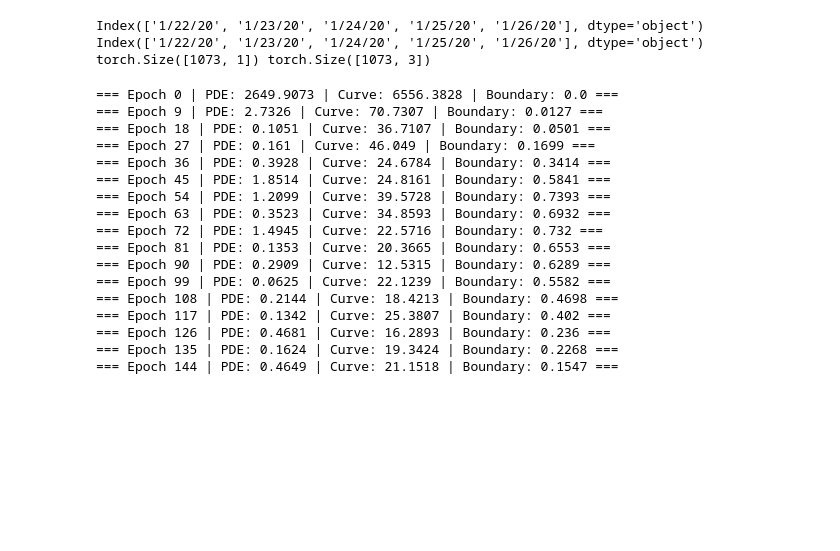
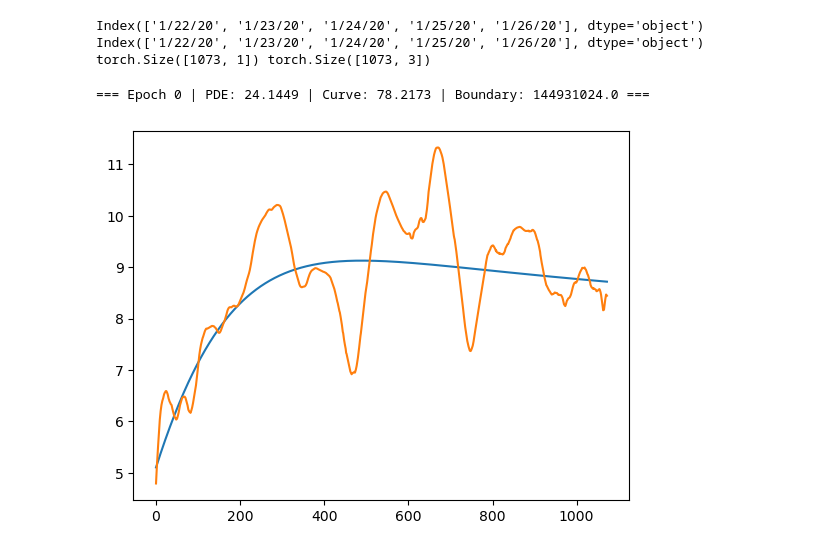
Before and after one commit to bdotchristensen/covid-commutes, a Jupyter notebook: approaches/west virginia PINN model.ipynb, the cells around one changed output. Cells and saved outputs as stored; diff of their text form; code cells hidden in the pictures; blank space fills up the shorter version.

```diff
--- a/approaches/west virginia PINN model.ipynb
+++ b/approaches/west virginia PINN model.ipynb
@@ -52,10 +52,10 @@ torch.Size([1073, 1]) torch.Size([1073, 3])
 class Greek(nn.Module): # 1 to 1 (time to positive value)
     def __init__(self):
         super().__init__()
-        self.lin1 = nn.Linear(1, 16)
-        self.lin2 = nn.Linear(16, 16)
-        self.lin3 = nn.Linear(16, 16)
-        self.lin4 = nn.Linear(16, 1)
+        self.lin1 = nn.Linear(1, 32)
+        self.lin2 = nn.Linear(32, 32)
+        self.lin3 = nn.Linear(32, 32)
+        self.lin4 = nn.Linear(32, 1)
 
         self.act = nn.GELU()
 
@@ -108,7 +108,6 @@ class Curves(nn.Module): # put all 3 in 1
         return Ntilde * x # so the model only has to predict something smaller
 
     def get_derivative(self, t):
-        t = t / 1000
         t.requires_grad = True
 
         x = self.forward(t)
@@ -122,74 +121,79 @@ class Curves(nn.Module): # put all 3 in 1
 NN = Curves()
 optimizer = RMSprop(NN.parameters(), lr = 1e-3)
 
-EPOCHS = 800
-dataset = DataLoader(TensorDataset(T, Y), batch_size = 25, shuffle = True)
+EPOCHS = 2020
+
+T_pde = 1073 * torch.rand(1073).reshape(-1, 1) # points to bee used for the self normalizing pde loss
+dataset = DataLoader(TensorDataset(T, Y, T_pde), batch_size = 35, shuffle = True)
 losses = []
 
 for i in range(EPOCHS):
 
     total_loss = 0.
 
-    for t, y in dataset:
+    for t, y, t_pde in dataset:
         optimizer.zero_grad()
 
         y_hat = NN(t)
 
         ## assemble losses
         ### distance from the model output to the actual curves
         curve_loss = torch.sum((y - y_hat)**2)
 
         ### pde losses
-        dsdt, didt, dddt = NN.get_derivative(t)
+        if i >= 1000:
+            with torch.no_grad():
+                dsdt, didt, dddt = NN.get_derivative(t_pde)
+                y_hat_pde = NN(t_pde)
+        else:
+            dsdt, didt, dddt = NN.get_derivative(t_pde)
+            y_hat_pde = NN(t_pde)
 
-        mu_t = NN.mu(t)
-        beta_t = NN.beta(t)
-        gamma_t = NN.gamma(t)
+        mu_t = NN.mu(t_pde)
+        beta_t = NN.beta(t_pde)
+        gamma_t = NN.gamma(t_pde)
 
-        dsdt_hat = gamma_t * torch.exp(y_hat[:,2] - y_hat[:,0]).reshape(-1, 1) - beta_t * torch.exp(y_hat[:,1] - Ntilde).reshape(-1, 1)
-        dddt_hat = mu_t * torch.exp(y_hat[:,1] - y_hat[:,2]).reshape(-1, 1)
-        didt_hat = beta_t * torch.exp(y_hat[:,0] - Ntilde).reshape(-1, 1) - \
-                    mu_t * torch.exp(y_hat[:,2] - y_hat[:,1]).reshape(-1, 1) - gamma_t
+        dsdt_hat = gamma_t * torch.exp(y_hat_pde[:,1] - y_hat_pde[:,0]).reshape(-1, 1) - beta_t * torch.exp(y_hat_pde[:,1] - Ntilde).reshape(-1, 1) # ok
+        didt_hat = beta_t * torch.exp(y_hat_pde[:,0] - Ntilde).reshape(-1, 1) - gamma_t - mu_t # ok
+        dddt_hat = mu_t * torch.exp(y_hat_pde[:,1] - y_hat_pde[:,2]).reshape(-1, 1) # ok
+
+        # print(dsdt_hat.shape, didt_hat.shape, dddt_hat.shape)
 
         dsdt_loss = torch.sum((dsdt - dsdt_hat)**2)
         dddt_loss = torch.sum((dddt - dddt_hat)**2)
         didt_loss = torch.sum((didt - didt_hat)**2)
 
         pde_loss = dddt_loss + dsdt_loss + didt_loss
 
         ### boundary loss
-        pde_bound = torch.sum((dsdt + didt + dddt)**2)
-        curve_bound = 0. #torch.sum((Ntilde - torch.log(torch.exp(y_hat).sum(axis = 1)))**2)
+        pde_bound = torch.sum(((torch.exp(y_hat_pde[:,0]).reshape(-1, 1) * dsdt) + \
+                               (torch.exp(y_hat_pde[:,1]).reshape(-1, 1) * didt) + \
+                               (torch.exp(y_hat_pde[:,2]).reshape(-1, 1) * dddt))**2)
+        curve_bound = torch.sum((Ntilde - torch.log(torch.exp(y_hat_pde).sum(axis = 1)))**2)
 
         boundary_loss = pde_bound + curve_bound
 
         ### total loss assemble
-        l = 100 * pde_loss + curve_loss + (10 * boundary_loss)
+        if i < 1000:
+            l = torch.log(curve_loss + 0.01 * pde_loss) # + 1e-6 * boundary_loss)
+        else:
+            l = torch.log(curve_loss + 1000 * pde_loss) # + 0.001 * boundary_loss)
 
         l.backward()
         optimizer.step()
 
         total_loss += l.item() #.detach()
 
     losses.append(total_loss)
 
-    if i % 9 == 0:
-        print('=== Epoch', i, '| PDE:', round(100 * pde_loss.item(), 4), '| Curve:', round(curve_loss.item(), 4), '| Boundary:', round(10 * boundary_loss.item(), 4),  '===')
+    if i % 100 == 10:
+        with torch.no_grad():
+            plt.plot(NN(T)[:,1])
+            plt.plot(Itilde)
+            plt.show()
+
+    if i % 20 == 0:
+        print('=== Epoch', i, '| PDE:', round(pde_loss.item(), 4), '| Curve:', round(curve_loss.item(), 4), '| Boundary:', round(boundary_loss.item(), 4),  '===')
 # %% [output]
-=== Epoch 0 | PDE: 2649.9073 | Curve: 6556.3828 | Boundary: 0.0 ===
-=== Epoch 9 | PDE: 2.7326 | Curve: 70.7307 | Boundary: 0.0127 ===
-=== Epoch 18 | PDE: 0.1051 | Curve: 36.7107 | Boundary: 0.0501 ===
-=== Epoch 27 | PDE: 0.161 | Curve: 46.049 | Boundary: 0.1699 ===
-=== Epoch 36 | PDE: 0.3928 | Curve: 24.6784 | Boundary: 0.3414 ===
-=== Epoch 45 | PDE: 1.8514 | Curve: 24.8161 | Boundary: 0.5841 ===
-=== Epoch 54 | PDE: 1.2099 | Curve: 39.5728 | Boundary: 0.7393 ===
-=== Epoch 63 | PDE: 0.3523 | Curve: 34.8593 | Boundary: 0.6932 ===
-=== Epoch 72 | PDE: 1.4945 | Curve: 22.5716 | Boundary: 0.732 ===
-=== Epoch 81 | PDE: 0.1353 | Curve: 20.3665 | Boundary: 0.6553 ===
-=== Epoch 90 | PDE: 0.2909 | Curve: 12.5315 | Boundary: 0.6289 ===
-=== Epoch 99 | PDE: 0.0625 | Curve: 22.1239 | Boundary: 0.5582 ===
-=== Epoch 108 | PDE: 0.2144 | Curve: 18.4213 | Boundary: 0.4698 ===
-=== Epoch 117 | PDE: 0.1342 | Curve: 25.3807 | Boundary: 0.402 ===
-=== Epoch 126 | PDE: 0.4681 | Curve: 16.2893 | Boundary: 0.236 ===
-=== Epoch 135 | PDE: 0.1624 | Curve: 19.3424 | Boundary: 0.2268 ===
-=== Epoch 144 | PDE: 0.4649 | Curve: 21.1518 | Boundary: 0.1547 ===
+=== Epoch 0 | PDE: 24.1449 | Curve: 78.2173 | Boundary: 144931024.0 ===
+[figure, added]
```
Also changed, not shown: parts of 6 cells of this notebook.
